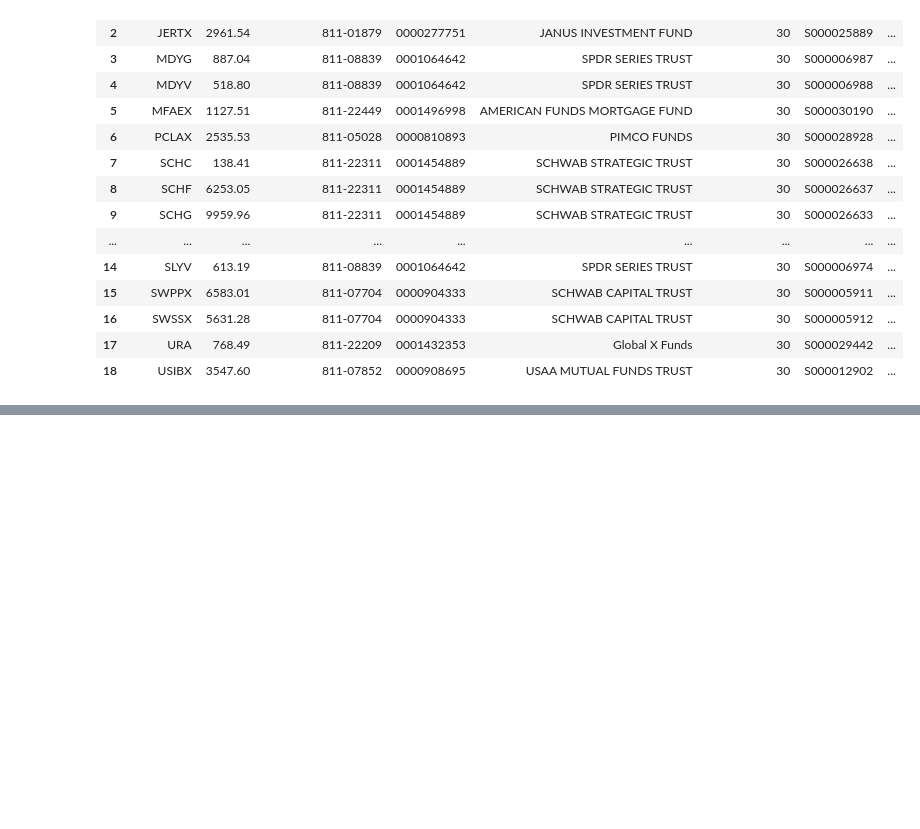
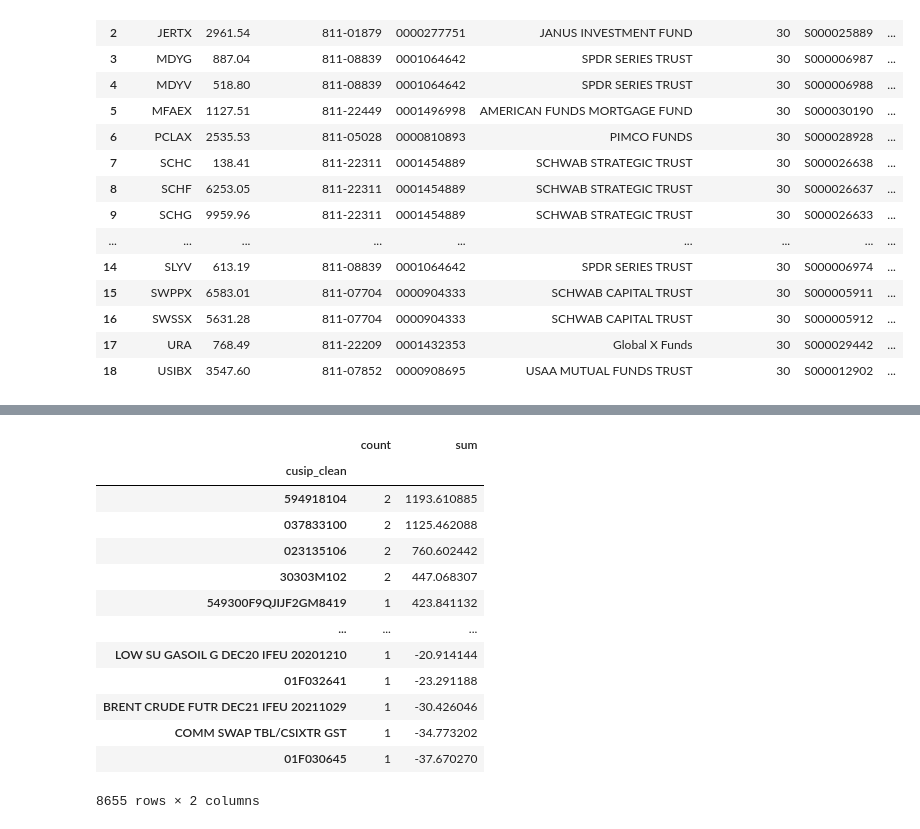
Before and after one commit to Polkaguy/SEC-NPORT-scrape, a Jupyter notebook: 05-Compare Holdings.ipynb, the cells around one changed output, grey strips where cells are left out. Drawn from its saved outputs; the diff is of its cells as text; code cells hidden in the pictures; blank space fills up the shorter version.

```diff
--- a/05-Compare Holdings.ipynb
+++ b/05-Compare Holdings.ipynb
@@ -379,0 +371,17 @@ holds.assetCat_amount
+# %%
+cusips.sort_values('sum',ascending=False)
+# %% [output]
+|  | count | sum |
+| cusip_clean |  |  |
+| 594918104 | 2 | 1193.610885 |
+| 037833100 | 2 | 1125.462088 |
+| 023135106 | 2 | 760.602442 |
+| 30303M102 | 2 | 447.068307 |
+| 549300F9QJIJF2GM8419 | 1 | 423.841132 |
+| ... | ... | ... |
+| LOW SU GASOIL G DEC20 IFEU 20201210 | 1 | -20.914144 |
+| 01F032641 | 1 | -23.291188 |
+| BRENT CRUDE FUTR DEC21 IFEU 20211029 | 1 | -30.426046 |
+| COMM SWAP TBL/CSIXTR GST | 1 | -34.773202 |
+| 01F030645 | 1 | -37.670270 |
+8655 rows × 2 columns
```
Also changed, not shown: parts of 16 cells of this notebook.
